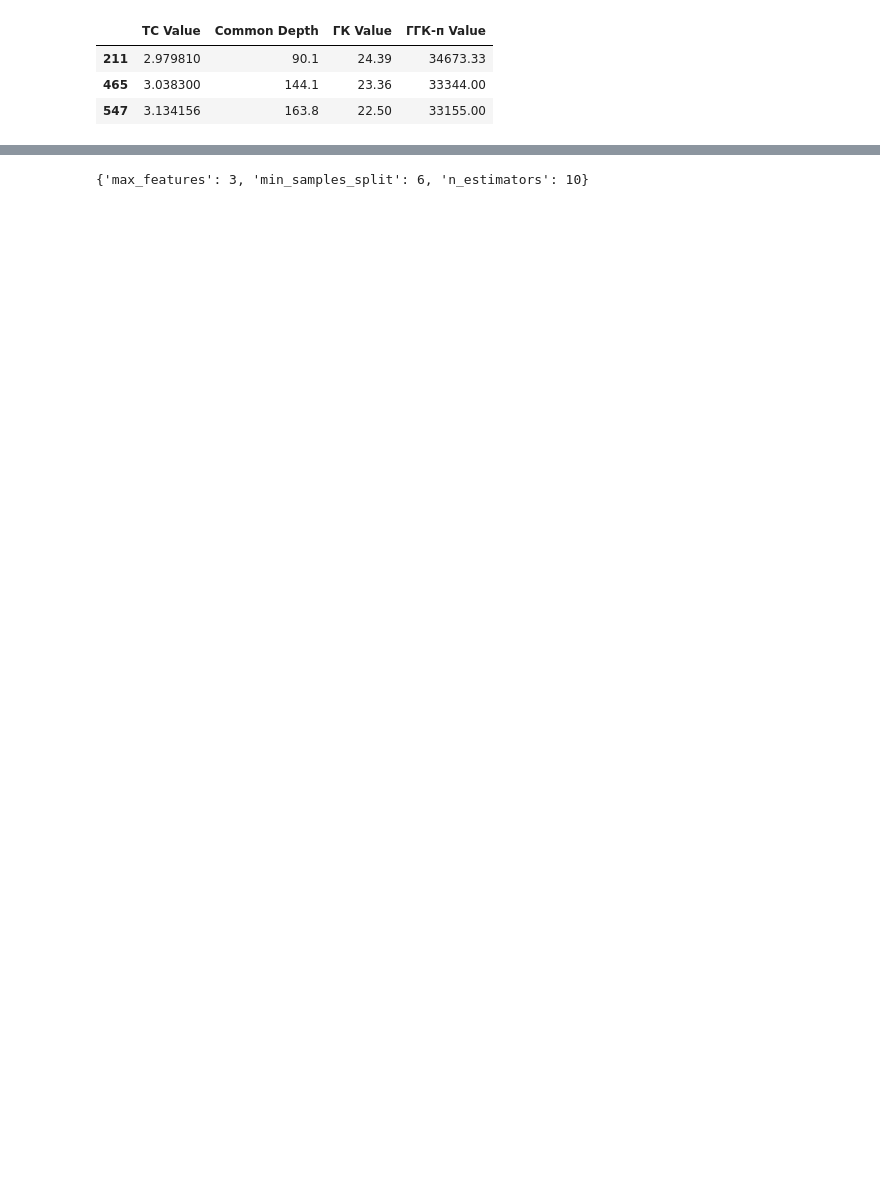
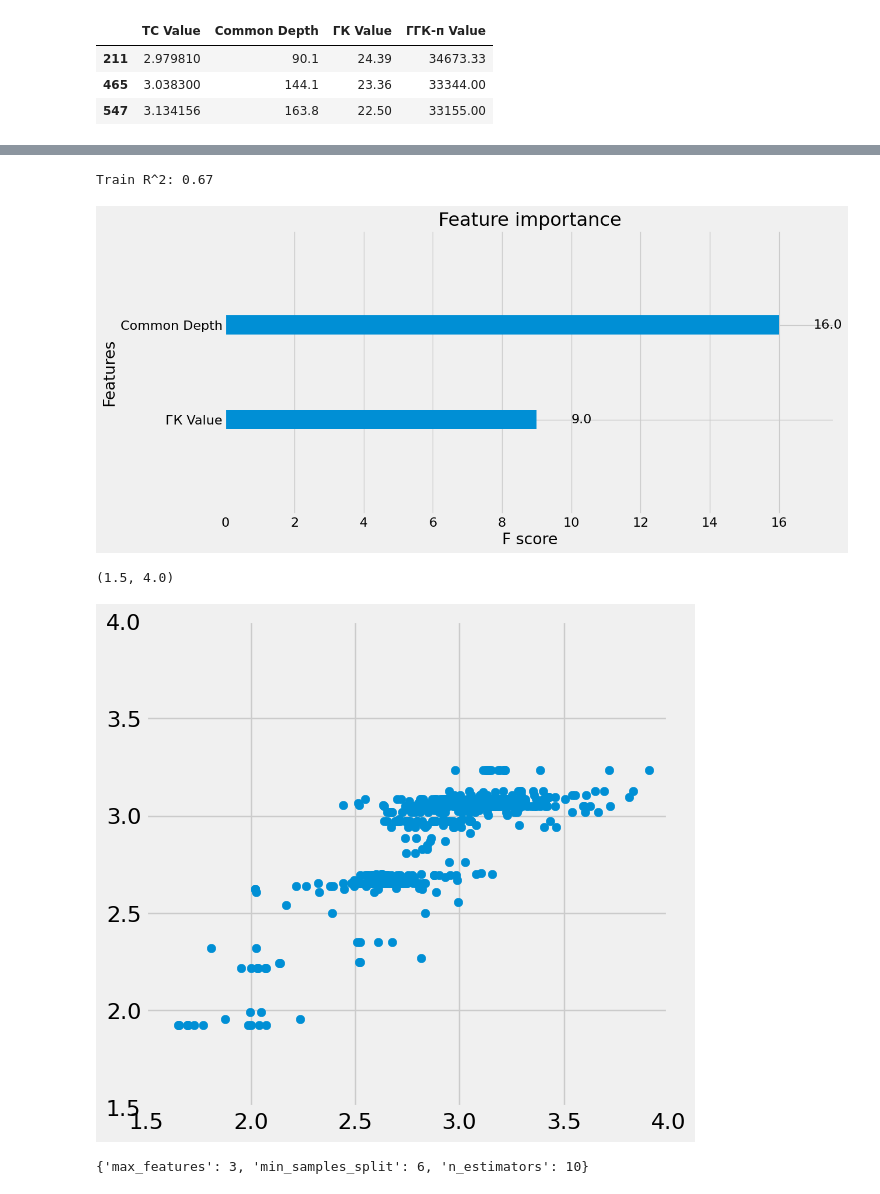
Before and after one commit to MariiaKalinina/Elasticity, a Jupyter notebook: Rosatom.ipynb, the cells around one changed output, grey strips where cells are left out. Saved outputs shown, nothing was run; the diff lists cells and outputs as text; code cells hidden in the pictures; blank space fills up the shorter version.

```diff
--- a/Rosatom.ipynb
+++ b/Rosatom.ipynb
@@ -356 +385,38 @@ Test: 0.03
+# %%
+best_xgb_regressor=xgb.XGBRegressor(
+                          learning_rate = 0.5025,
+                          n_estimators  = 27,
+                          max_depth     = 1,
+                          eval_metric='rmse')
+
+X_train,X_test,y_train,y_test = train_test_split(X, y, test_size = 0.12)
+best_xgb_regressor.fit(X_train, y_train)
+predictions = best_xgb_regressor.predict(X_test)
+print('Train R^2:', r2_score(y_test, predictions).round(2))
+
+
+# the feature importance for xgb!
+from xgboost import plot_importance
+import matplotlib.pyplot as plt
+
+plt.style.use('fivethirtyeight')
+plt.rcParams.update({'font.size': 16})
+
+fig, ax = plt.subplots(figsize=(12,6))
+plot_importance(best_xgb_regressor, max_num_features=2, ax=ax)
+plt.show();
+
+
+# prediction for the whole dataset
+y_pred = best_xgb_regressor.predict(X)
+
+fig, ax = plt.subplots(figsize=(6,6))
+plt.scatter(y, y_pred)
+plt.xlim(1.5, 4)
+plt.ylim(1.5, 4)
+# %% [output]
+Train R^2: 0.67
+[figure, added]
+(1.5, 4.0)
+[figure, added]
 # %%
```
Also changed, not shown: parts of 8 cells of this notebook.
